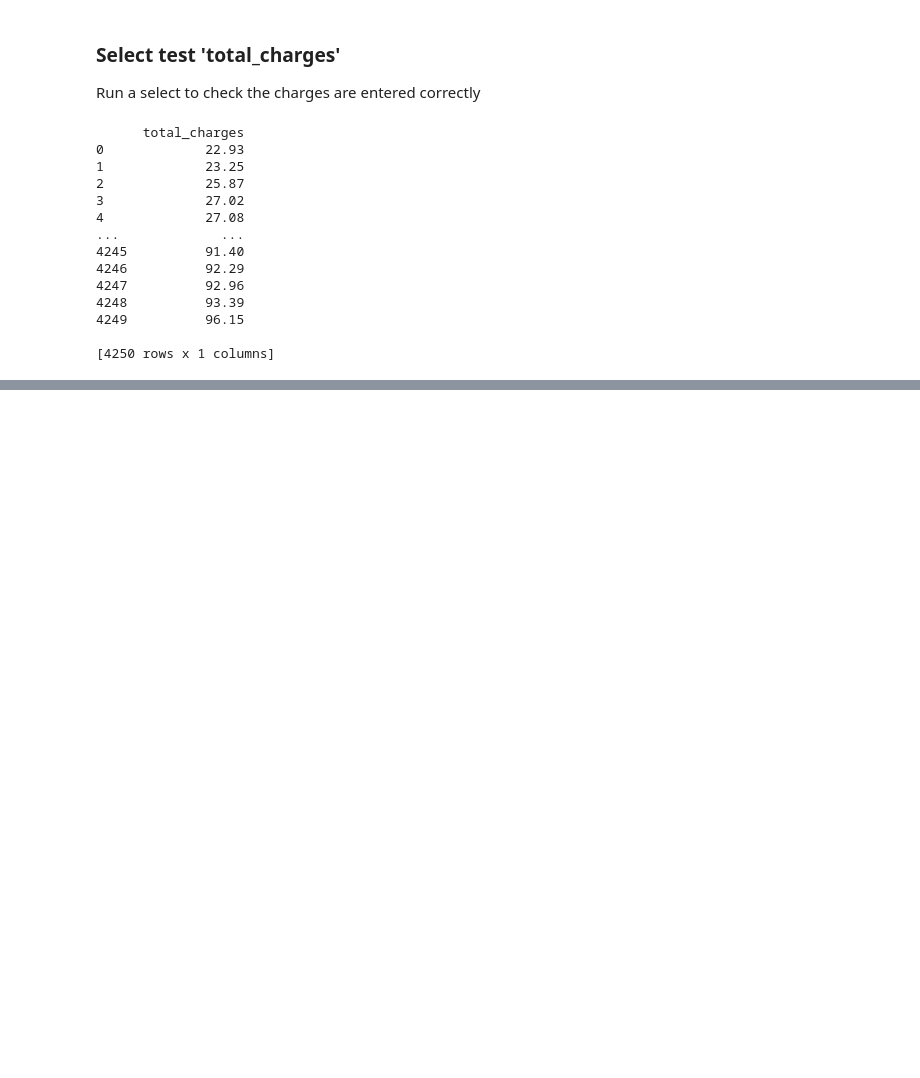
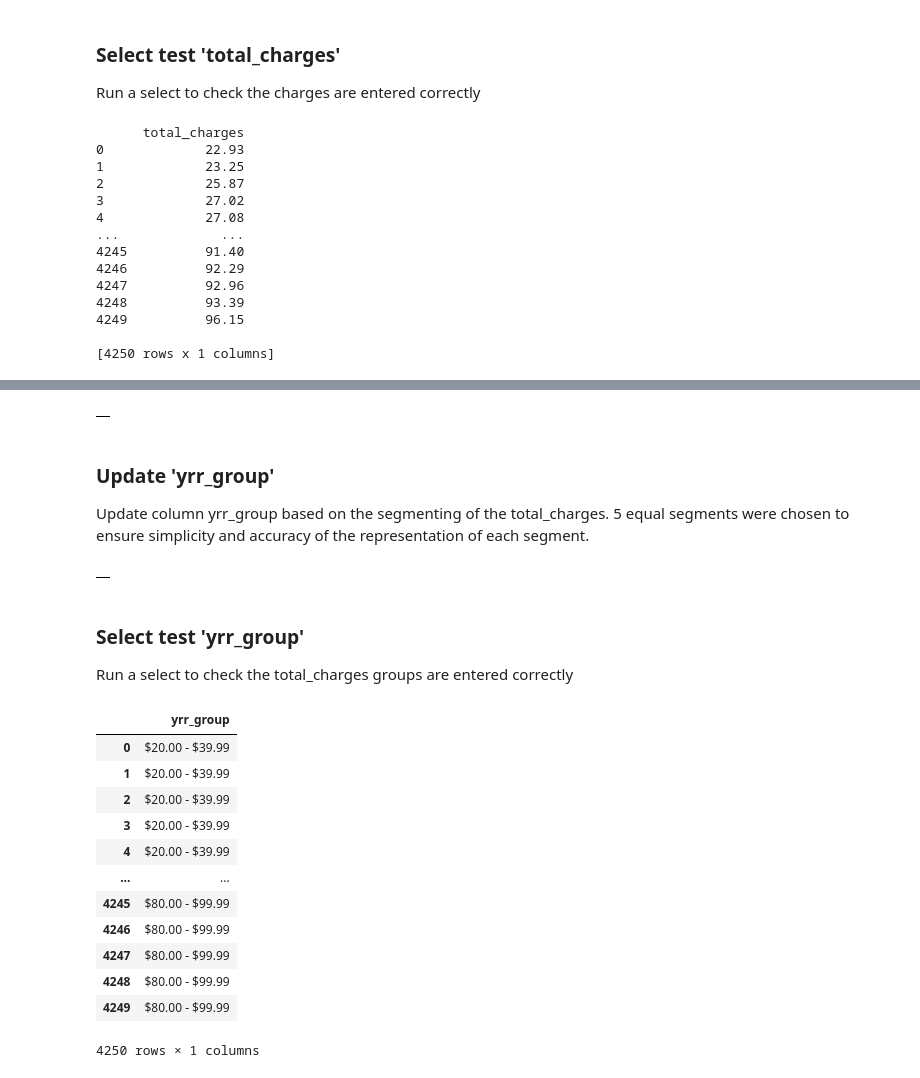
Before and after one commit to lauraabrown6/churn_risk_analysis, a Jupyter notebook: churn_rate_cleaning.ipynb, the cells around one changed output, grey strips where cells are left out. Saved outputs shown, nothing was run; the diff lists cells and outputs as text; code cells hidden in the pictures; blank space fills up the shorter version.

```diff
--- a/churn_rate_cleaning.ipynb
+++ b/churn_rate_cleaning.ipynb
@@ -632,0 +688,49 @@ query_and_display("""
+# %%
+query_and_display("""
+    ALTER TABLE `nomadic-ocean-395807.churn_rate.customer_data`
+    ADD COLUMN yrr_group STRING;
+""")
+# %% [output]
+|  |
+# %% [markdown]
+### Update 'yrr_group'
+Update column yrr_group based on the segmenting of the total_charges. 5 equal segments were chosen to ensure simplicity and accuracy of the representation of each segment.
+# %%
+query_and_display("""
+    UPDATE `nomadic-ocean-395807.churn_rate.customer_data`
+    SET yrr_group =
+               CASE
+                    WHEN total_charges >= 80 THEN '$80.00 - $99.99'
+                    WHEN total_charges >= 60 THEN '$60.00 - $79.99'
+                    WHEN total_charges >= 40 THEN '$40.00 - $59.99'
+                    WHEN total_charges >= 20 THEN '$20.00 - $39.99'
+                    ELSE '$00.00 - $19.99'
+                END
+    WHERE yrr_group IS NULL
+""")
+# %% [output]
+|  |
+# %% [markdown]
+### Select test 'yrr_group'
+Run a select to check the total_charges groups are entered correctly
+# %%
+query_and_display("""
+    SELECT
+        yrr_group
+    FROM `nomadic-ocean-395807.churn_rate.customer_data`
+    ORDER BY yrr_group
+""")
+# %% [output]
+|  | yrr_group |
+| 0 | $20.00 - $39.99 |
+| 1 | $20.00 - $39.99 |
+| 2 | $20.00 - $39.99 |
+| 3 | $20.00 - $39.99 |
+| 4 | $20.00 - $39.99 |
+| ... | ... |
+| 4245 | $80.00 - $99.99 |
+| 4246 | $80.00 - $99.99 |
+| 4247 | $80.00 - $99.99 |
+| 4248 | $80.00 - $99.99 |
+| 4249 | $80.00 - $99.99 |
+4250 rows × 1 columns
```
Also changed, not shown: parts of 7 cells of this notebook, 1 other file.
